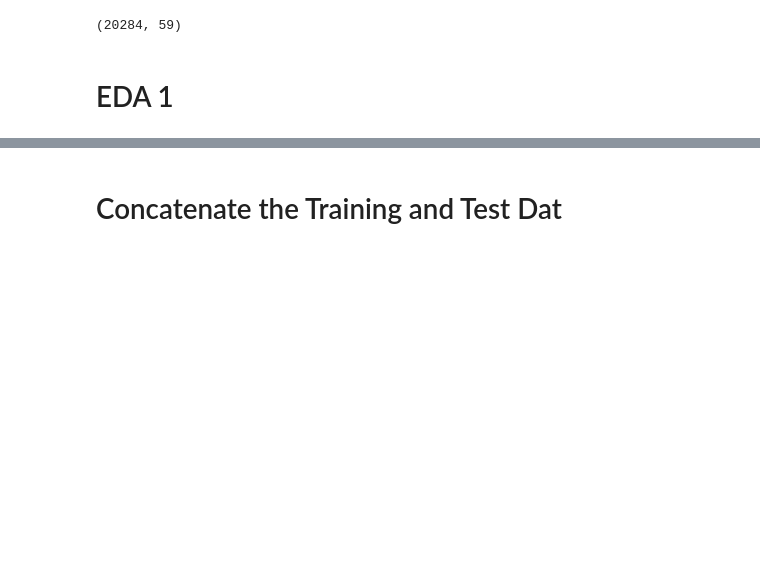
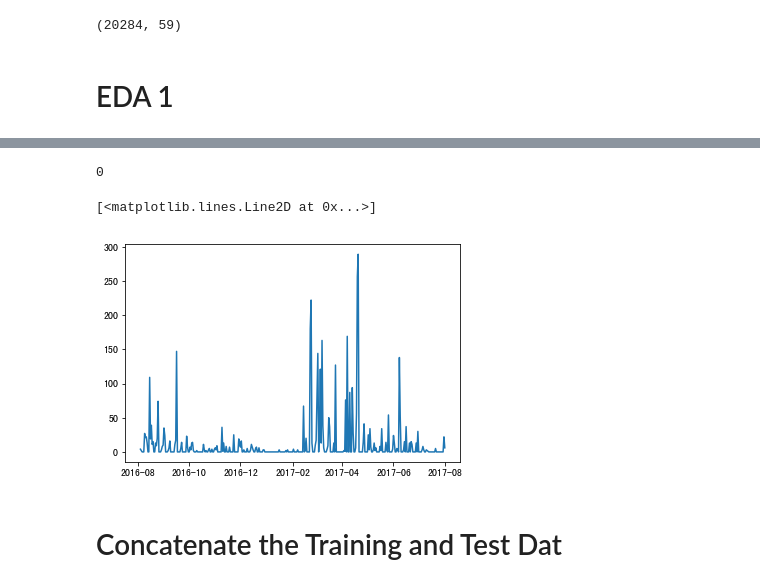
Before and after one commit to jamesliao2016/HCDR2018, a Jupyter notebook: GoogleAnalyticsCRP/my_1024.ipynb, the cells around one changed output, grey strips where cells are left out. Cells and saved outputs as stored; diff of their text form; code cells hidden in the pictures; blank space fills up the shorter version.

```diff
--- a/GoogleAnalyticsCRP/my_1024.ipynb
+++ b/GoogleAnalyticsCRP/my_1024.ipynb
@@ -71,0 +78,2 @@ df_train.groupby('fullVisitorId').count().sort_values('channelGrouping',ascendin
+# %%
+df_tmp_customer['date']=df_tmp_customer['date'].apply(lambda x: datetime.strptime(str(x),'%Y%m%d') )
@@ -71,0 +110,4 @@ df_train.groupby('fullVisitorId').count().sort_values('channelGrouping',ascendin
+# %%
+tmp_dt_range= pd.DataFrame({'date':pd.date_range(start='2016-08-04 00:00:00', end='2017-08-01 00:00:00')})
+# %%
+df_tmp_customer = tmp_dt_range.merge(df_tmp_customer,on='date',how='left')
@@ -72,3 +128,17 @@ df_train.groupby('fullVisitorId').count().sort_values('channelGrouping',ascendin
+# %%
+df_tmp_customer['totals.pageviews'].isnull().sum()
+# %% [output]
+0
+# %%
+df_tmp_customer['totals.pageviews'].fillna(0,inplace=True)
+# %%
+cnt_srs = df_tmp_customer.groupby('date')['totals.pageviews'].agg(['sum'])
+cnt_srs = cnt_srs.sort_index()
+
+plt.plot(cnt_srs.index, cnt_srs['sum'])
+# %% [output]
+[<matplotlib.lines.Line2D at 0x...>]
+[figure, added]
 # %% [markdown]
 # Concatenate the Training and Test Dat
 # %%
```
Also changed, not shown: parts of 11 cells of this notebook, 7 other files.
